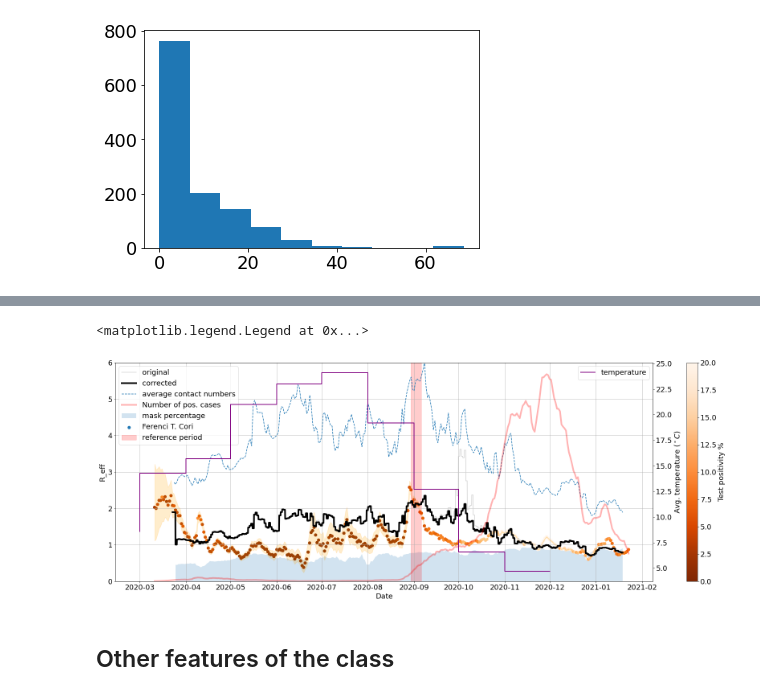
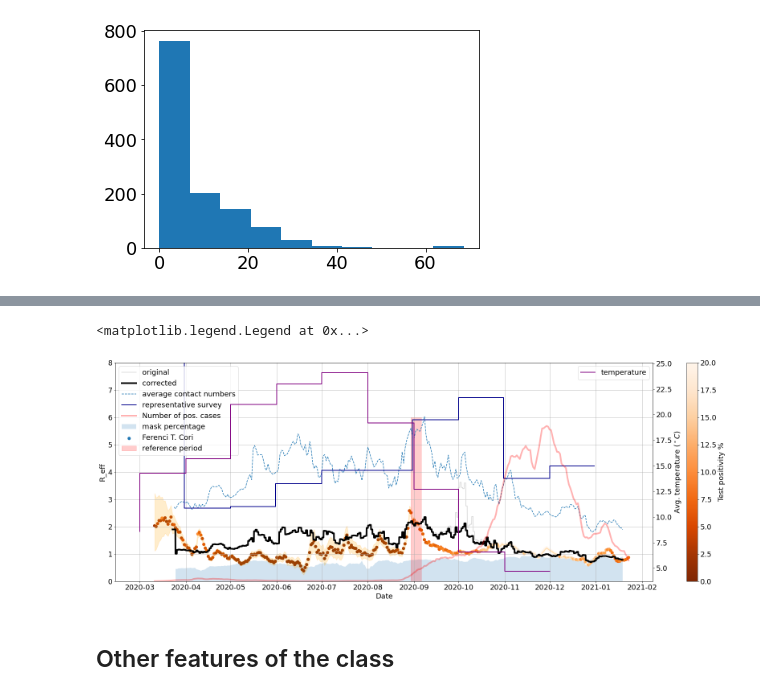
Before and after one commit to zsvizi/r-eff-social-contact-surveys-covid-19-hungary, a Jupyter notebook: figures.ipynb, the cells around one changed output, grey strips where cells are left out. Cells and saved outputs as stored; diff of their text form; code cells hidden in the pictures.

Commit message:
Integrated new JSON, added reference contact numbers to another figure.

```diff
--- a/figures.ipynb
+++ b/figures.ipynb
@@ -127,8 +128,5 @@ the same weighting scheme as for the contact matrices.
 # %%
 plt.rcParams["font.size"] = 18
 plt.rcParams["figure.facecolor"] = "white"
-# %%
-with open("./contact_matrix/results/dynmatrix_step_1d_window_7d_v9_kid_reduced_all.json", 'r') as g:
-    json_content = json.loads(g.read())
-
-df = pd.DataFrame.from_dict(json_content)
+# %%
+df = pd.DataFrame(json.load(open('contact_matrix/results/dynmatrix_step_1d_window_7d_v10_kid_reduced_all.json')))
@@ -294,3 +295,12 @@ idojaras.index = idojaras.index.map(lambda t: str(int(t[0])) + '-' + str(honapok
 idojaras.columns = ['temp', 'temp_max', 'temp_min', 'prec_days', 'prec_mm', 'sunny_hours', 'windy_days']
 idojaras = idojaras[idojaras.index.map(lambda s: '00' not in s and ('2020' in s or '2021' in s))]
 idojaras["date"] = idojaras.index.map(lambda s: datetime.strptime(s, '%Y-%m'))
+# %%
+# representative contact numbers
+rdf = pd.read_csv('contact_matrix/results/Repr_SumWDKFMtx_weightnorm.csv',sep=":|,",header=None)
+rdf.replace('reference','03_2020',inplace=True)
+rdf["date"] = rdf[0].map(lambda s: datetime(year=int(s[-4:]),month=int(s[0:2]),day=1)+timedelta(days=30))
+rdf.drop(0,axis=1,inplace=True)
+rdf.set_index("date",inplace=True)
+rdf = rdf.T
+rdf["pos"] = (rdf.index-1)%8
@@ -307,6 +389,14 @@ plt.plot(
     sim_1.data.contact_num_data["outside"] + sim_1.data.contact_num_data["family"],
     '--',
     label="average contact numbers")
+
+# reference contact numbers
+
+# temperature
+plt.step(rdf.groupby("pos").sum().mean().index,rdf.groupby("pos").sum().mean(),
+         lw=2, c="darkblue", label="representative survey")
+
+
 
 # masks
 plt.fill_between(
@@ -333,35 +423,35 @@ for m in df["method"].unique()[[1]]:
 plt.colorbar(label="Test positivity %")
 
 # reference R_0 period
 d1,d2 =  sim_2.baseline_cm_date
 plt.fill_betweenx(
     np.linspace(0, 6, 100),
     datetime.strptime(d1,'%Y-%m-%d'),
     datetime.strptime(d2,'%Y-%m-%d'),
     color='r',
     alpha=0.2,
     label="reference period")
 
 #
 
 # formatting
 plt.xlabel("Date")
 plt.ylabel("R_eff")
-plt.ylim(0,6)
+plt.ylim(0,8)
 plt.grid()
 plt.legend()
 
 
 # temperature
 ax2 = plt.gca().twinx()
 ax2.step(idojaras["date"].tolist()[2:] + [idojaras["date"].iloc[-1]],
          idojaras["temp"].tolist()[2:] + [idojaras["temp"].iloc[-1]],
          lw=2, c="purple", label="temperature")
 ax2.set_ylabel(r"Avg. temperature $(^\circ C)$")
 ax2.legend()
 # %% [output]
 <matplotlib.legend.Legend at 0x...>
-[figure, old version]
+[figure, new version]
 # %% [markdown]
 ## Other features of the class
 # %%
```
Also changed, not shown: parts of 5 cells of this notebook.
